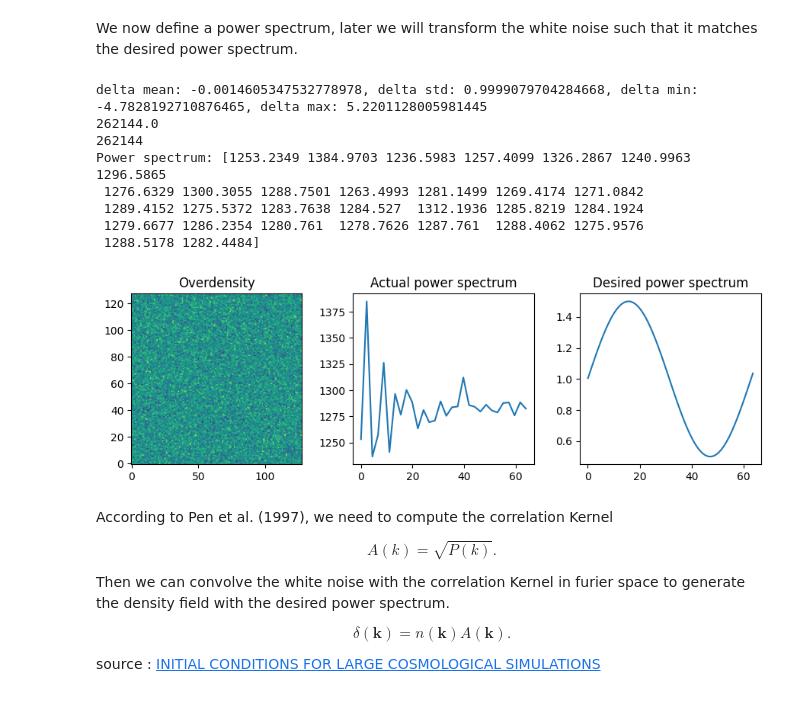
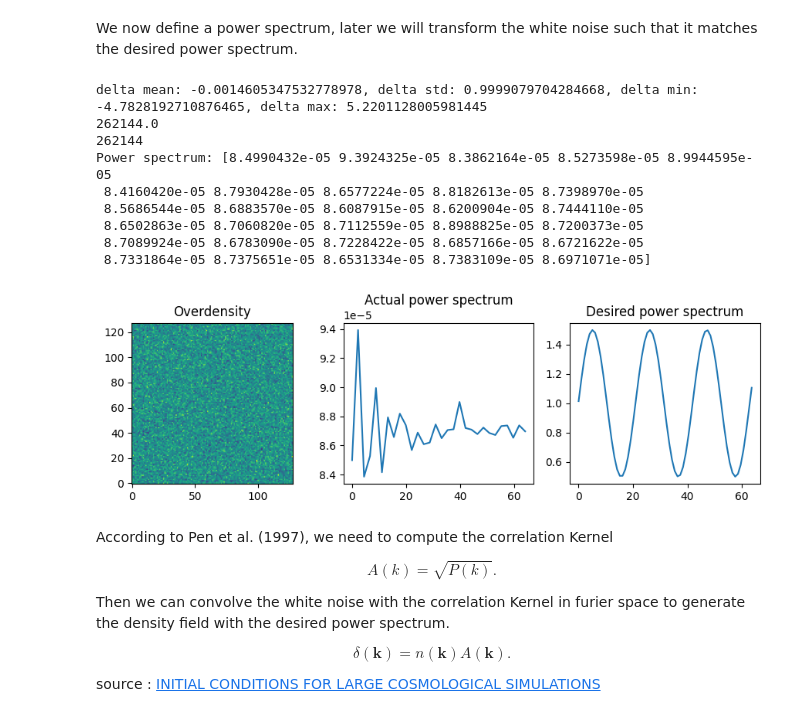
Before and after one commit to andrinr/IC-prediction, a Jupyter notebook: src/ic.ipynb, the cells around one changed output. Saved outputs shown, nothing was run; the diff lists cells and outputs as text; code cells hidden in the pictures.

```diff
--- a/src/ic.ipynb
+++ b/src/ic.ipynb
@@ -27,37 +29,39 @@ We now define a power spectrum, later we will transform the white noise such tha
 # %%
 delta = rho
 print(f"delta mean: {jnp.mean(delta)}, delta std: {jnp.std(delta)}, delta min: {jnp.min(delta)}, delta max: {jnp.max(delta)}")
 
 n_bins = 30
 power_spectrum = an.PowerSpectrum(N = n_grid, n_bins=n_bins)
 
 k, Pk = power_spectrum(delta)
+Pk /= n_bins ** 2
 
 print(f"Power spectrum: {Pk}")
 
 # lets define a desired power spectrum
 k_desired = jnp.linspace(0.1, n_grid, n_grid)
-Pk_desired = (jnp.sin(k_desired * 0.1)*0.5 + 1)
+Pk_desired = (jnp.sin(k_desired * 0.3)*0.5 + 1)
 
 fig, (ax1, ax2, ax3) = plt.subplots(1, 3, figsize=(9, 3))
 ax1.imshow(delta[n_grid//2], origin='lower')
 ax1.set_title('Overdensity')
 ax2.plot(k, Pk)
 ax2.set_title('Actual power spectrum')
 ax3.plot(k_desired[:n_grid_half], Pk_desired[:n_grid_half])
 ax3.set_title('Desired power spectrum')
 
 plt.tight_layout()
 # %% [output]
 delta mean: -0.0014605347532778978, delta std: 0.9999079704284668, delta min: -4.7828192710876465, delta max: 5.2201128005981445
 262144.0
 262144
-Power spectrum: [1253.2349 1384.9703 1236.5983 1257.4099 1326.2867 1240.9963 1296.5865
- 1276.6329 1300.3055 1288.7501 1263.4993 1281.1499 1269.4174 1271.0842
- 1289.4152 1275.5372 1283.7638 1284.527  1312.1936 1285.8219 1284.1924
- 1279.6677 1286.2354 1280.761  1278.7626 1287.761  1288.4062 1275.9576
- 1288.5178 1282.4484]
+Power spectrum: [8.4990432e-05 9.3924325e-05 8.3862164e-05 8.5273598e-05 8.9944595e-05
+ 8.4160420e-05 8.7930428e-05 8.6577224e-05 8.8182613e-05 8.7398970e-05
+ 8.5686544e-05 8.6883570e-05 8.6087915e-05 8.6200904e-05 8.7444110e-05
+ 8.6502863e-05 8.7060820e-05 8.7112559e-05 8.8988825e-05 8.7200373e-05
+ 8.7089924e-05 8.6783090e-05 8.7228422e-05 8.6857166e-05 8.6721622e-05
+ 8.7331864e-05 8.7375651e-05 8.6531334e-05 8.7383109e-05 8.6971071e-05]
-[figure, old version]
+[figure, new version]
 # %% [markdown]
 According to Pen et al. (1997), we need to compute the correlation Kernel
 
```
Also changed, not shown: parts of 7 cells of this notebook, 2 other files.
